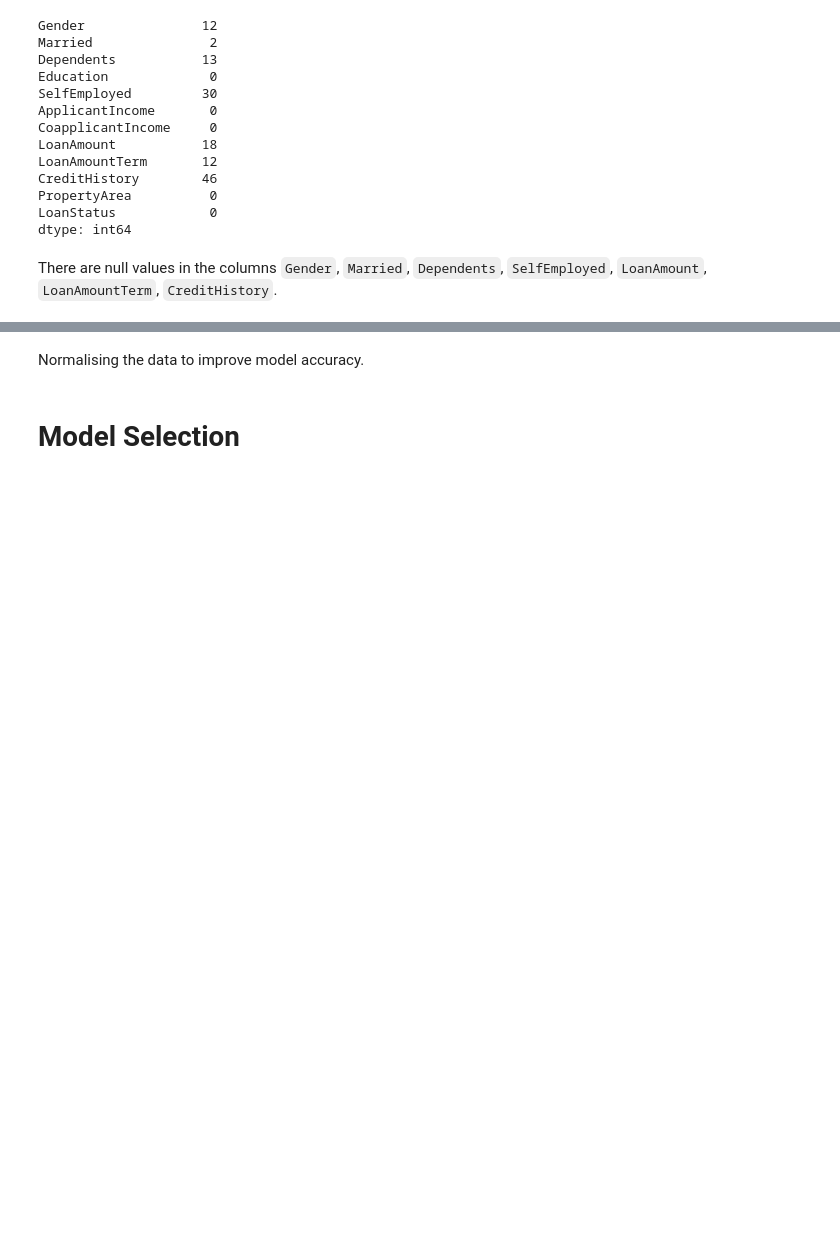
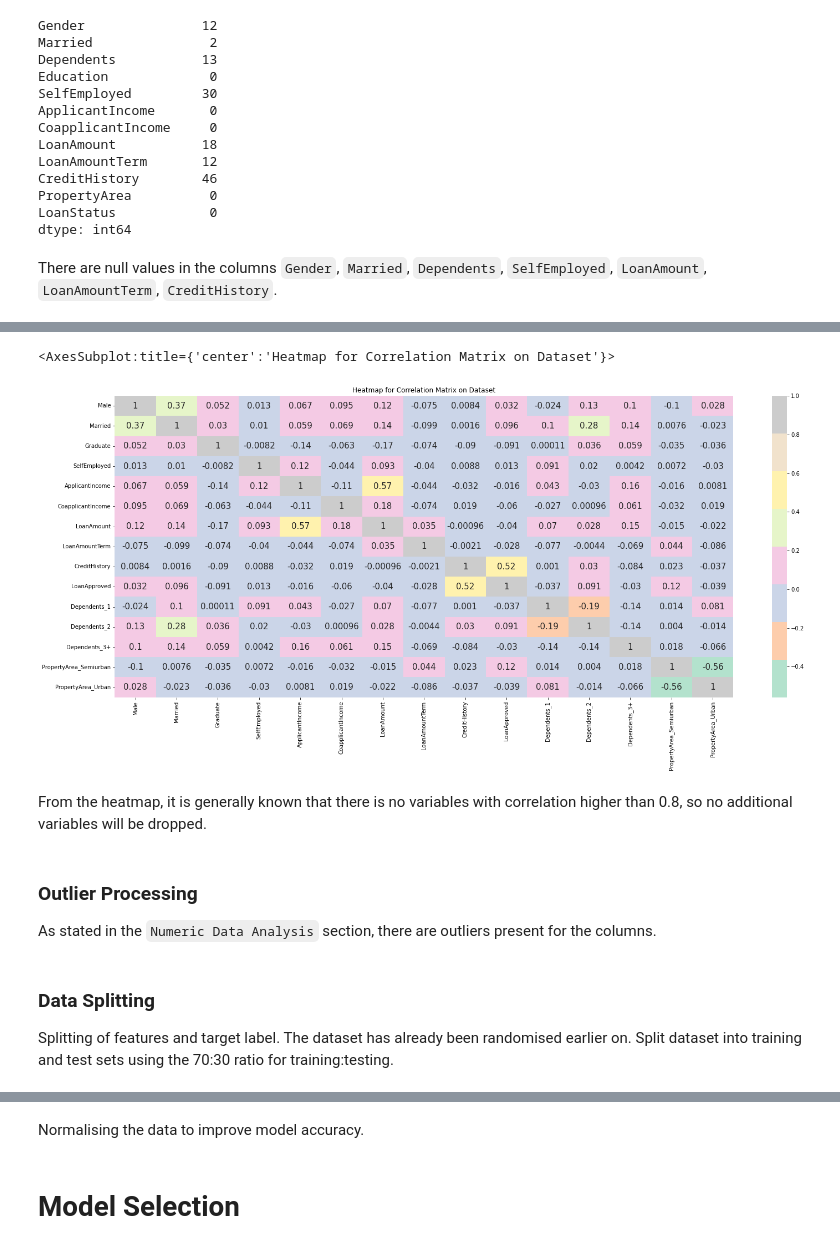
Before and after one commit to lianaling/ds-dec2021, a Jupyter notebook: my_analytics.ipynb, the cells around one changed output, grey strips where cells are left out. Drawn from its saved outputs; the diff is of its cells as text; code cells hidden in the pictures; blank space fills up the shorter version.

```diff
--- a/my_analytics.ipynb
+++ b/my_analytics.ipynb
@@ -299,0 +269,13 @@ Split dataset into training and test sets using the 70:30 ratio for training:tes
+# %%
+# Define columns to be processed
+binary = ['Gender', 'Married', 'Education', 'SelfEmployed', 'CreditHistory', 'LoanStatus']
+
+# Instantiate encoder
+label_encoder = LabelEncoder()
+
+# Process columns
+for _, v in enumerate(binary):
+    myNewData[v] = label_encoder.fit_transform(myNewData[v])
+# %%
+myNewData2 = myNewData.rename(columns={'Gender': 'Male', 'Education': 'Graduate', 'LoanStatus': 'LoanApproved'})
+myNewData2
@@ -299,0 +300,23 @@ Split dataset into training and test sets using the 70:30 ratio for training:tes
+# %%
+# Define columns to be processed
+onehot = ['Dependents', 'PropertyArea']
+
+myNewData3 = myNewData2
+
+# Instantiate encoder
+onehot_encoder = OneHotEncoder(sparse=False, drop='first')
+
+# Process columns
+for _, v in enumerate(onehot):
+    tmp = onehot_encoder.fit_transform(np.reshape(myNewData2[v].values, (-1, 1)))
+
+    # Join returned array to dataframe
+    categories = onehot_encoder.categories_[0][1:]
+    myNewData3[categories] = tmp
+    myNewData3 = myNewData3.drop(columns=[v])
+
+    # Rename columns fpr easier processing
+    for _, w in enumerate(categories):
+        myNewData3 = myNewData3.rename(columns={w: v + "_" + w})
+
+myNewData3
@@ -299,0 +341,13 @@ Split dataset into training and test sets using the 70:30 ratio for training:tes
+# %%
+plt.figure(figsize=(25, 10))
+plt.title('Heatmap for Correlation Matrix on Dataset')
+sns.heatmap(myNewData3.corr(), cmap='Pastel2', annot=True, annot_kws={'size': 15})
+# %% [output]
+<AxesSubplot:title={'center':'Heatmap for Correlation Matrix on Dataset'}>
+[figure, added]
+# %% [markdown]
+From the heatmap, it is generally known that there is no variables with correlation higher than 0.8, so no additional variables will be dropped.
+# %% [markdown]
+### Outlier Processing
+
+As stated in the `Numeric Data Analysis` section, there are outliers present for the columns.
@@ -299,0 +356,4 @@ Split dataset into training and test sets using the 70:30 ratio for training:tes
+# %% [markdown]
+### Data Splitting
+
+Splitting of features and target label. The dataset has already been randomised earlier on. Split dataset into training and test sets using the 70:30 ratio for training:testing.
```
Also changed, not shown: parts of 59 cells of this notebook, 1 other file.
